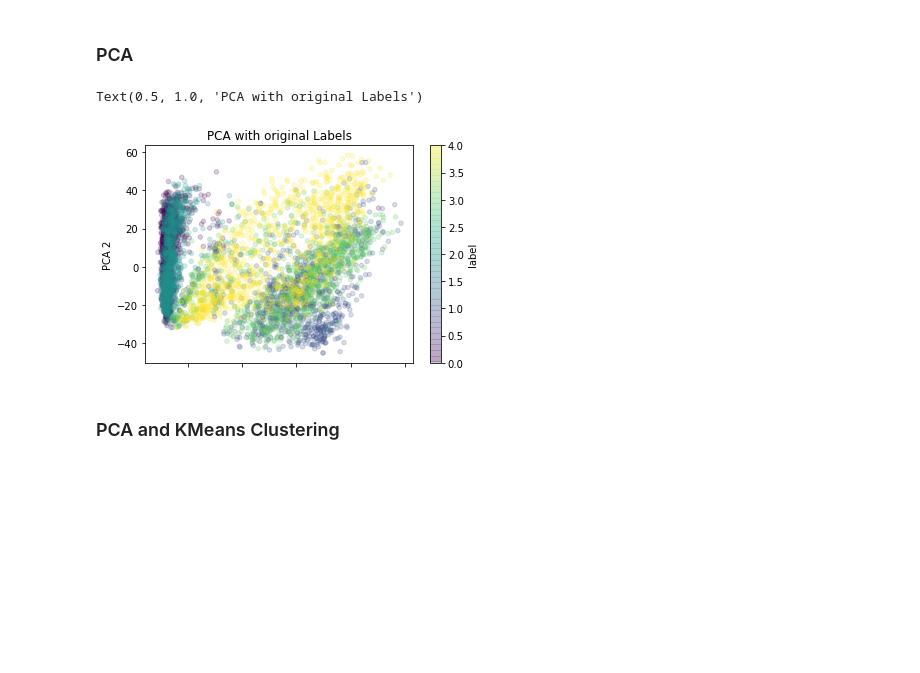
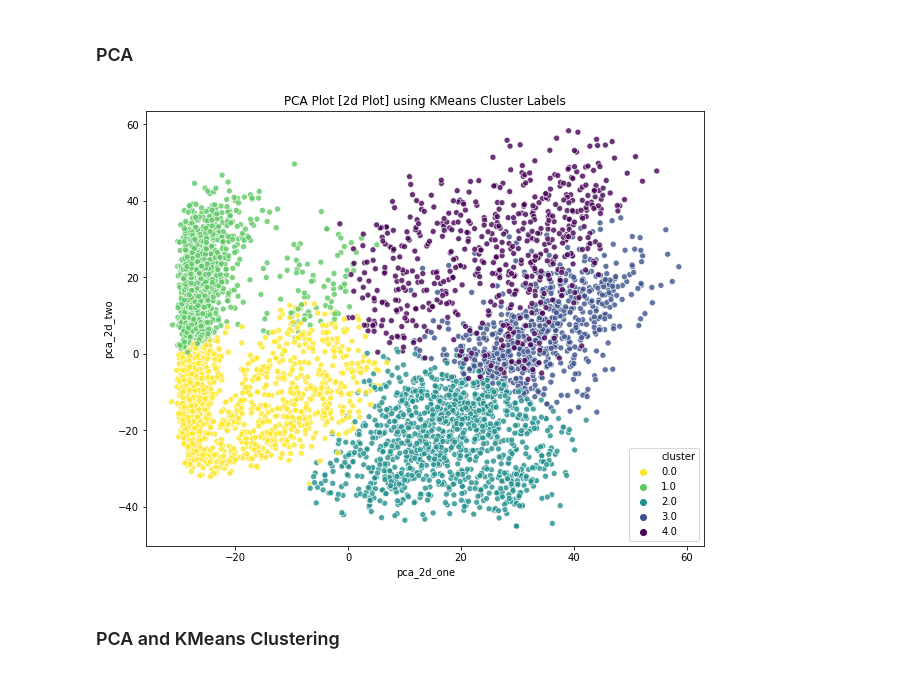
Before and after one commit to Gourang97/Image-Based-Product-Recommendation, a Jupyter notebook: Notebooks/Milestone 2.ipynb, the cells around one changed output. Drawn from its saved outputs; the diff is of its cells as text; code cells hidden in the pictures; blank space fills up the shorter version.

Commit message:
Final Results Images

```diff
--- a/Notebooks/Milestone 2.ipynb
+++ b/Notebooks/Milestone 2.ipynb
@@ -125,20 +175,43 @@ pca_results = pca.transform(img_data)
+# %%
+cluster = []
+# for i in range(1,6):
+kmeans = KMeans(n_clusters = 5)
+kmeans.fit(pca_results)
+cluster.append(kmeans.predict(pca_results))
 # %%
-label = np.array(df_stratified.label)
-df_result_pca = pd.DataFrame(columns = ['pca1', 'pca2', 'label'])
+cluster_li = []
+for each in range(0,len(cluster)):
+    for i in cluster[each]:
+        cluster_li.append(i)
+pca_1 = pca_results[:, 0]
+pca_2 = pca_results[:, 1]
+# label = np.array(df_stratified.label)
+df_result_pca = pd.DataFrame(columns = ['pca_2d_one', 'pca_2d_two', 'cluster'])
 
-for i, j, k in zip(pca_1, pca_2, label):
-    df_result_pca = df_result_pca.append({'pca1' : i, 'pca2' : j, 'label' : int(k)}, ignore_index=True)
+for i, j, k in zip(pca_1, pca_2, cluster_li):
+    df_result_pca = df_result_pca.append({'pca_2d_one' : i, 'pca_2d_two' : j, 'cluster' : int(k)}, ignore_index=True)
 # %%
-ax = df_result_pca.plot.scatter(
-    x = 'pca1',
-    y = 'pca2',
-    c = 'label',
-    cmap = 'viridis',
-    alpha = 0.2
-)
-ax.set_xlabel("PCA 1")
-ax.set_ylabel("PCA 2")
-ax.set_title("PCA with original Labels")
+# ax = df_result_pca.plot.scatter(
+#     x = 'pca1',
+#     y = 'pca2',
+#     c = 'label',
+#     cmap = 'viridis',
+#     alpha = 0.2
+# )
+# ax.set_xlabel("PCA 1")
+# ax.set_ylabel("PCA 2")
+# ax.set_title("PCA with original Labels")
+
+
+plt.figure(figsize=(10,8))
+sns.set_palette(sns.color_palette("muted", 7))
+sns.scatterplot(x="pca_2d_one", y="pca_2d_two",
+                hue="cluster",
+                data=df_result_pca,
+                legend="full",
+                alpha=0.8,
+                palette='viridis_r'
+               ).set_title("PCA Plot [2d Plot] using KMeans Cluster Labels")
+plt.savefig("pcaKmeans", dpi = 480)
 # %% [output]
-Text(0.5, 1.0, 'PCA with original Labels')
-[figure, old version]
+[figure, new version]
```
Also changed, not shown: parts of 35 cells of this notebook, 14 other files.
